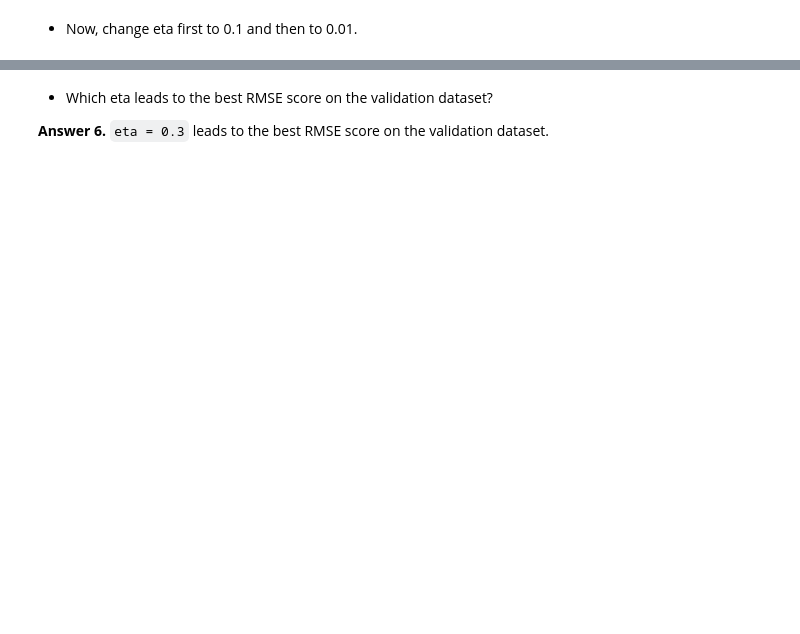
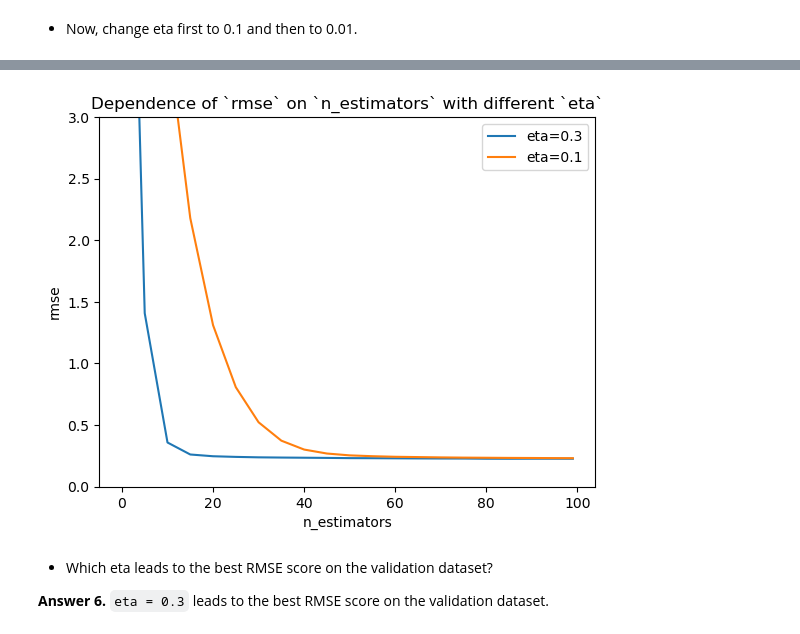
Before and after one commit to AZaretskaya/ml-zoomcamp-homeworks, a Jupyter notebook: 6_decision_trees.ipynb, the cells around one changed output, grey strips where cells are left out. Saved outputs shown, nothing was run; the diff lists cells and outputs as text; code cells hidden in the pictures; blank space fills up the shorter version.

```diff
--- a/6_decision_trees.ipynb
+++ b/6_decision_trees.ipynb
@@ -412,0 +560,4 @@ key
+# %%
+scores = {}
+scores['eta=0.3'] = parse_xgb_output(output)
+scores['eta=0.3']
@@ -413,14 +582,10 @@ key
 # %% [markdown]
 - Now, change eta first to 0.1 and then to 0.01.
 # %%
-etas = [0.3, 0.1, 0.01]
-scores = {}
+%%capture output
 
-for eta in etas:
-    %%capture output
-
-    xgb_params = {
-    'eta': eta,
+xgb_params = {
+    'eta': 0.1,
     'max_depth': 6,
     'min_child_weight': 1,
 
@@ -429,11 +594,9 @@ for eta in etas:
 
     'seed': 1,
     'verbosity': 1,
-    }
+}
 
-    model = xgb.train(xgb_params, dtrain,
+model = xgb.train(xgb_params, dtrain,
                   num_boost_round=100,
                   verbose_eval=5,
                   evals=watchlist)
-
-    scores[f'eta={xgb_params['eta']}'] = parse_xgb_output(output)
@@ -441,0 +603,3 @@ scores
+# %%
+scores['eta=0.1'] = parse_xgb_output(output)
+scores['eta=0.1']
@@ -442,12 +624,16 @@ scores
 # %%
-plt.title('Dependence of `rmse` on `n_estimators` with dofferent `eta`')
+plt.title('Dependence of `rmse` on `n_estimators` with different `eta`')
 
 for eta, df_score in scores.items():
     plt.plot(df_score.num_iter, df_score.val_rmse, label=eta)
 
+plt.ylim(0, 3)
+
 plt.legend()
 plt.xlabel('n_estimators')
 plt.ylabel('rmse');
+# %% [output]
+[figure, added]
 # %% [markdown]
 - Which eta leads to the best RMSE score on the validation dataset?
 
```
Also changed, not shown: parts of 26 cells of this notebook.
